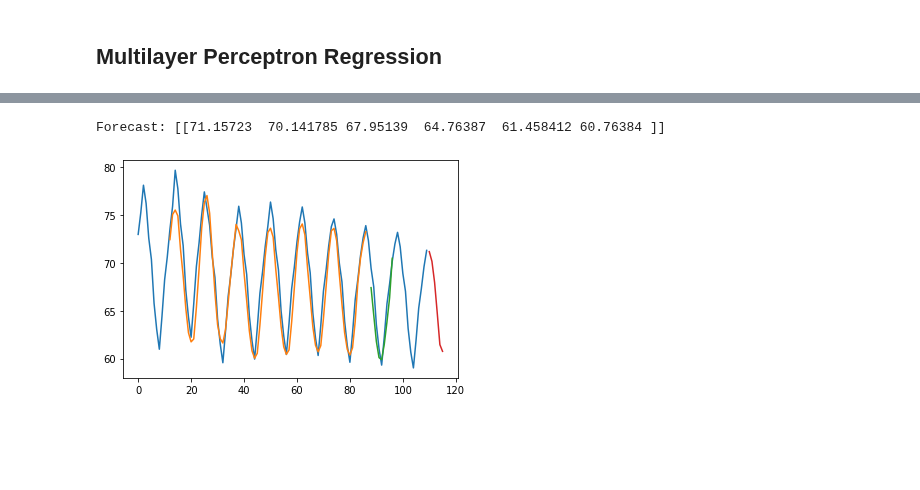
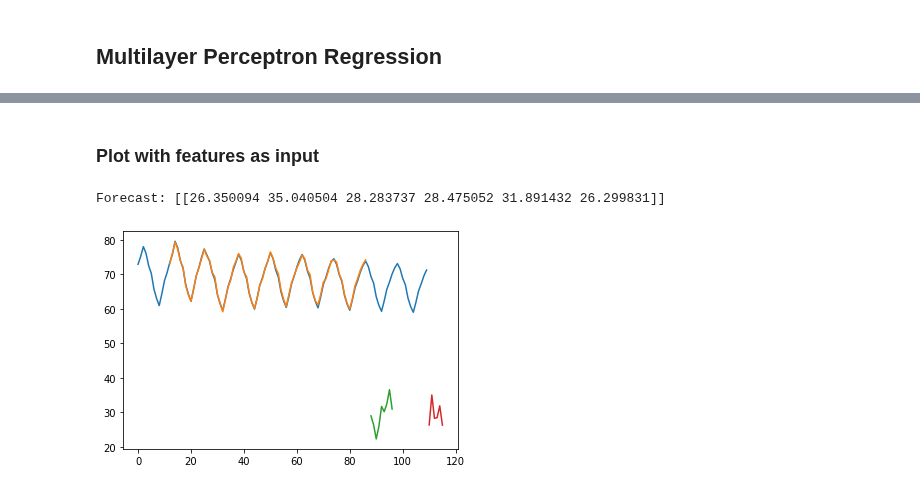
Before and after one commit to hannesk95/AMI, a Jupyter notebook: models/TimeSeriesForecasting/Prediction/MultilayerPerceptron/MultilayerPerceptron.ipynb, the cells around one changed output, grey strips where cells are left out. Cells and saved outputs as stored; diff of their text form; code cells hidden in the pictures; blank space fills up the shorter version.

```diff
--- a/models/TimeSeriesForecasting/Prediction/MultilayerPerceptron/MultilayerPerceptron.ipynb
+++ b/models/TimeSeriesForecasting/Prediction/MultilayerPerceptron/MultilayerPerceptron.ipynb
@@ -186,29 +240,20 @@ with open('mlp.pkl', 'wb') as f:
+# %% [markdown]
+### Plot with features as input
 # %%
-# Forecast predictions
-forecastPlot = np.zeros((len(emission_data) + horizon))
-forecastPlot[:] = np.nan
+# Features
+X = np.zeros((1, look_back, feature_data.shape[1]))
+X[0] = feature_data[len(feature_data)-look_back:, :]
+predict = model.predict(X)
+forecastPlot[len(feature_data):len(feature_data)+horizon] = predict[:]
 
-# Features
-# X = np.zeros((1, look_back, feature_data.shape[1]))
-# X[0] = feature_data[len(feature_data)-look_back:, :]
-# predict = model.predict(X)
-# forecastPlot[len(feature_data):len(feature_data)+horizon] = predict[:]
+print(f"Forecast: {predict}")
 
-# Emissions
-X = np.zeros((1, look_back))
-X[0] = emission_data[len(emission_data)-look_back:]
-predict = model.predict(X)
-forecastPlot[len(emission_data):len(emission_data)+horizon] = predict[:]
+# Plot baseline and forecast
+plt.plot(emission_data[:])
+plt.plot(trainPredictPlot[:])
+plt.plot(testPredictPlot[:])
+plt.plot(forecastPlot[:])
+plt.show()
+# %% [output]
+Forecast: [[26.350094 35.040504 28.283737 28.475052 31.891432 26.299831]]
+[figure, added]
-# %%
-print(f"Forecast: {predict}")
-# %% [output]
-Forecast: [[71.15723  70.141785 67.95139  64.76387  61.458412 60.76384 ]]
-# %%
-# Plot baseline and forecast
-plt.plot(emission_data[:])
-plt.plot(trainPredictPlot[:])
-plt.plot(testPredictPlot[:])
-plt.plot(forecastPlot[:])
-plt.show()
-# %% [output]
-[figure, removed]
```
Also changed, not shown: parts of 18 cells of this notebook, 2 other files.
